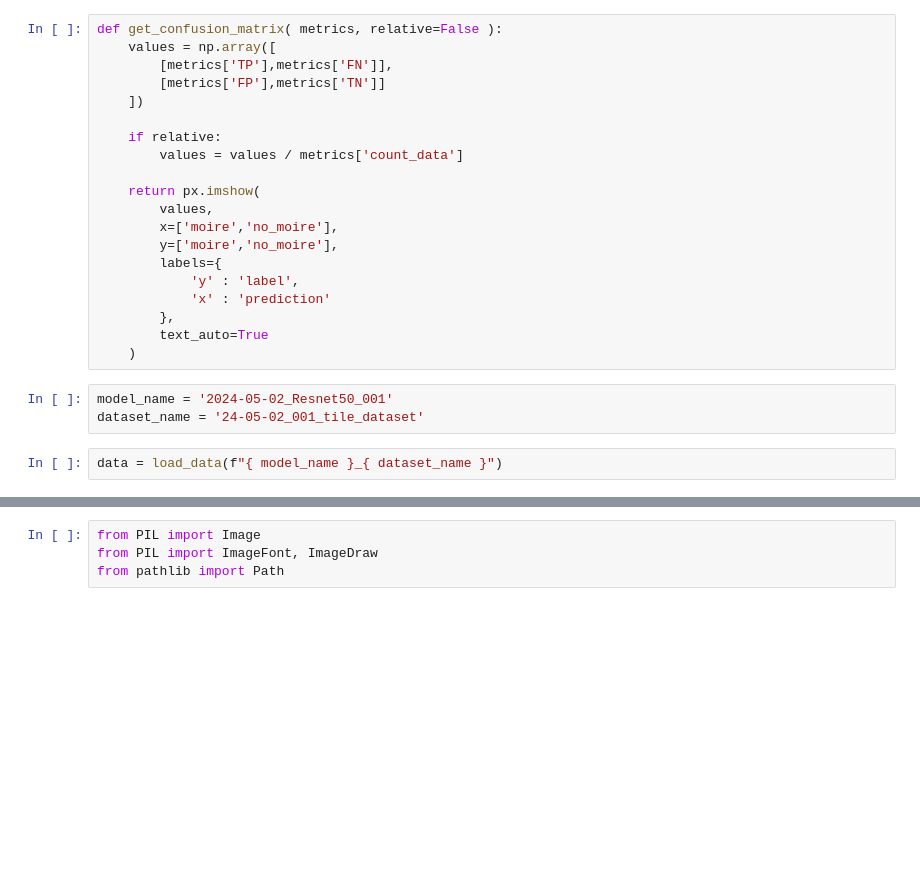
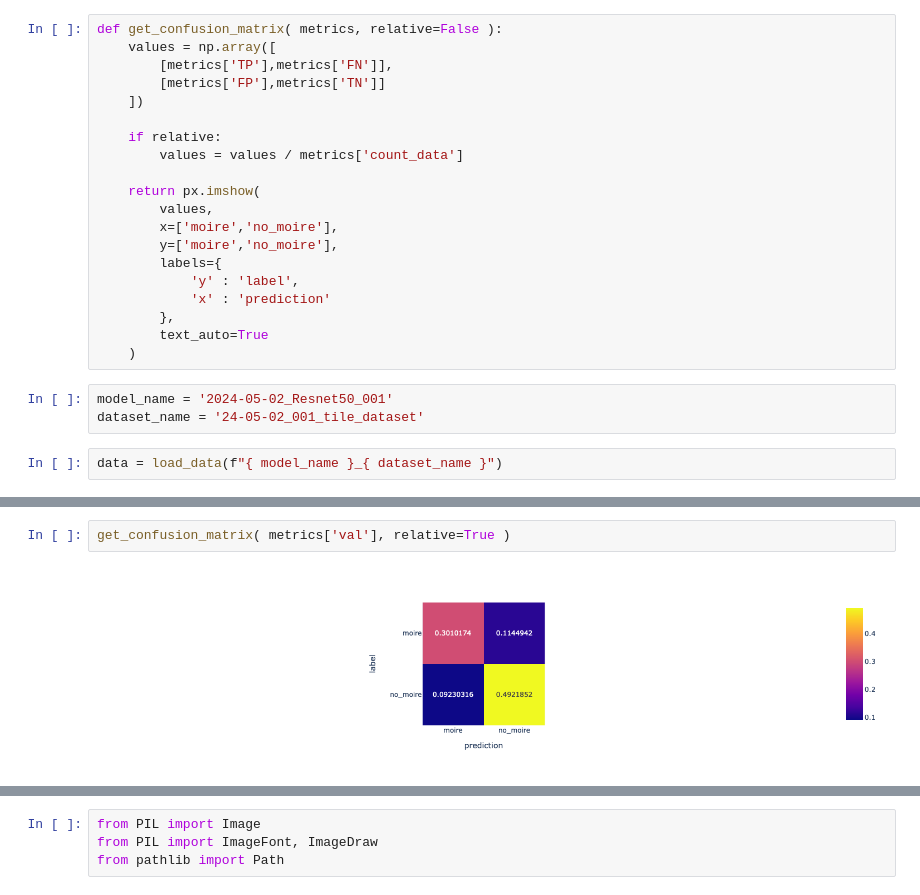
Before and after one commit to FBirwe/master-thesis_moire_detection, a Jupyter notebook: 80_Auswertungen/calc_model_metrics.ipynb, the cells around one changed output, grey strips where cells are left out. Cells and saved outputs as stored; diff of their text form; blank space fills up the shorter version.

```diff
--- a/80_Auswertungen/calc_model_metrics.ipynb
+++ b/80_Auswertungen/calc_model_metrics.ipynb
@@ -184,0 +126,4 @@ get_confusion_matrix( test_metrics, relative=True )
+# %%
+get_confusion_matrix( metrics['val'], relative=True )
+# %% [output]
+[figure, added]
```
Also changed, not shown: parts of 26 cells of this notebook, 2 other files.
